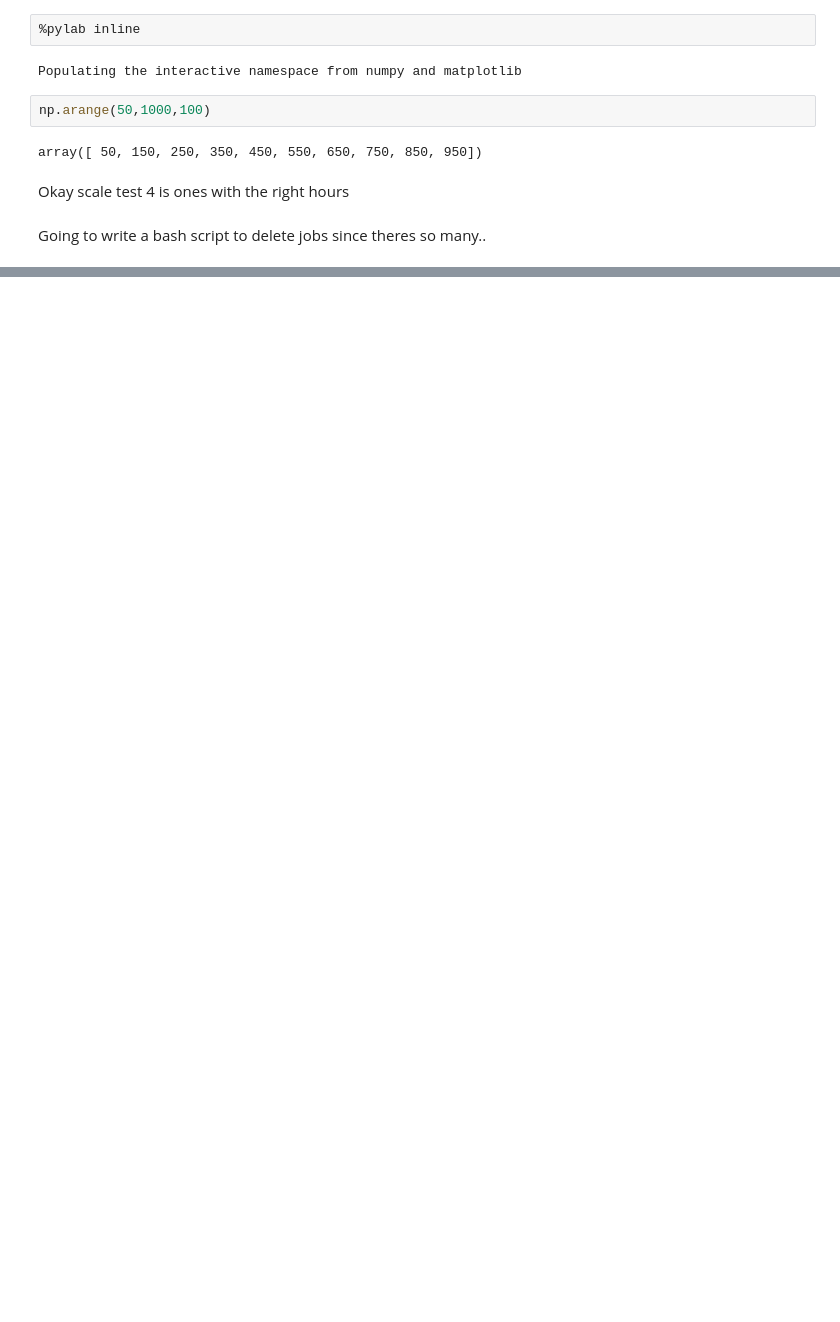
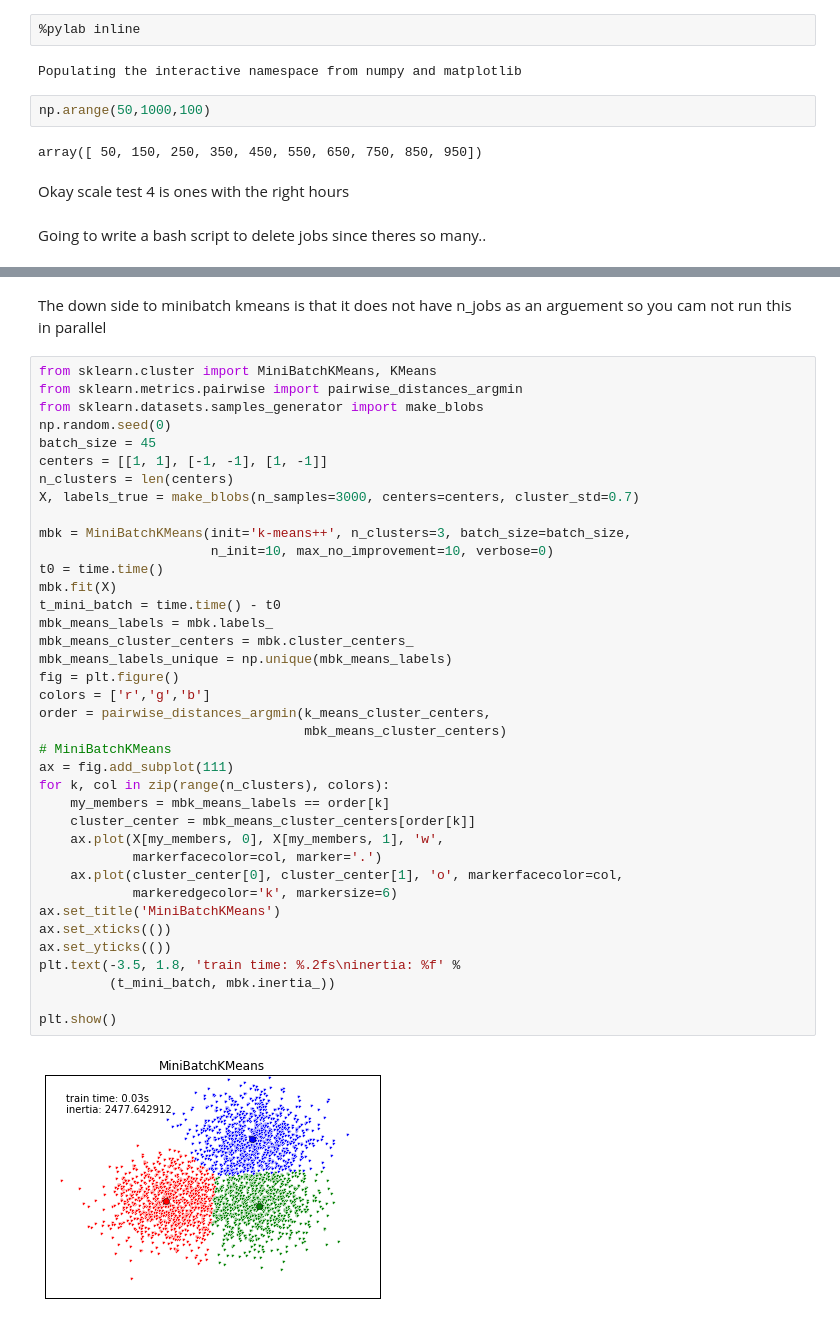
Before and after one commit to dorisjlee/halo_find, a Jupyter notebook: 11_09_2015_Minibatch_KMeans.ipynb, the cells around one changed output, grey strips where cells are left out. Saved outputs shown, nothing was run; the diff lists cells and outputs as text; blank space fills up the shorter version.

```diff
--- a/11_09_2015_Minibatch_KMeans.ipynb
+++ b/11_09_2015_Minibatch_KMeans.ipynb
@@ -40,0 +65,42 @@ Going to write a bash script to delete jobs since theres so many..
+# %% [markdown]
+The down side to minibatch kmeans is that it does not have n_jobs as an arguement so you cam not run this in parallel
+# %%
+from sklearn.cluster import MiniBatchKMeans, KMeans
+from sklearn.metrics.pairwise import pairwise_distances_argmin
+from sklearn.datasets.samples_generator import make_blobs
+np.random.seed(0)
+batch_size = 45
+centers = [[1, 1], [-1, -1], [1, -1]]
+n_clusters = len(centers)
+X, labels_true = make_blobs(n_samples=3000, centers=centers, cluster_std=0.7)
+
+mbk = MiniBatchKMeans(init='k-means++', n_clusters=3, batch_size=batch_size,
+                      n_init=10, max_no_improvement=10, verbose=0)
+t0 = time.time()
+mbk.fit(X)
+t_mini_batch = time.time() - t0
+mbk_means_labels = mbk.labels_
+mbk_means_cluster_centers = mbk.cluster_centers_
+mbk_means_labels_unique = np.unique(mbk_means_labels)
+fig = plt.figure()
+colors = ['r','g','b']
+order = pairwise_distances_argmin(k_means_cluster_centers,
+                                  mbk_means_cluster_centers)
+# MiniBatchKMeans
+ax = fig.add_subplot(111)
+for k, col in zip(range(n_clusters), colors):
+    my_members = mbk_means_labels == order[k]
+    cluster_center = mbk_means_cluster_centers[order[k]]
+    ax.plot(X[my_members, 0], X[my_members, 1], 'w',
+            markerfacecolor=col, marker='.')
+    ax.plot(cluster_center[0], cluster_center[1], 'o', markerfacecolor=col,
+            markeredgecolor='k', markersize=6)
+ax.set_title('MiniBatchKMeans')
+ax.set_xticks(())
+ax.set_yticks(())
+plt.text(-3.5, 1.8, 'train time: %.2fs\ninertia: %f' %
+         (t_mini_batch, mbk.inertia_))
+
+plt.show()
+# %% [output]
+[figure, added]
```
Also changed, not shown: parts of 3 cells of this notebook, 2 other files.
